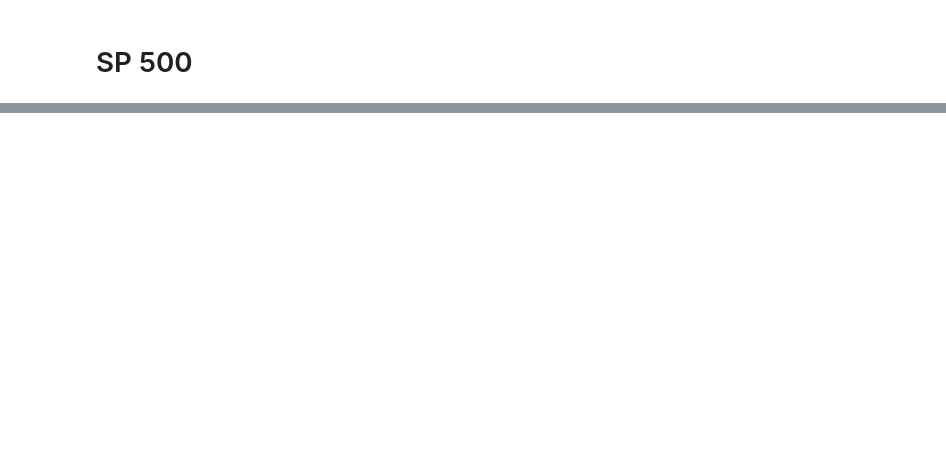
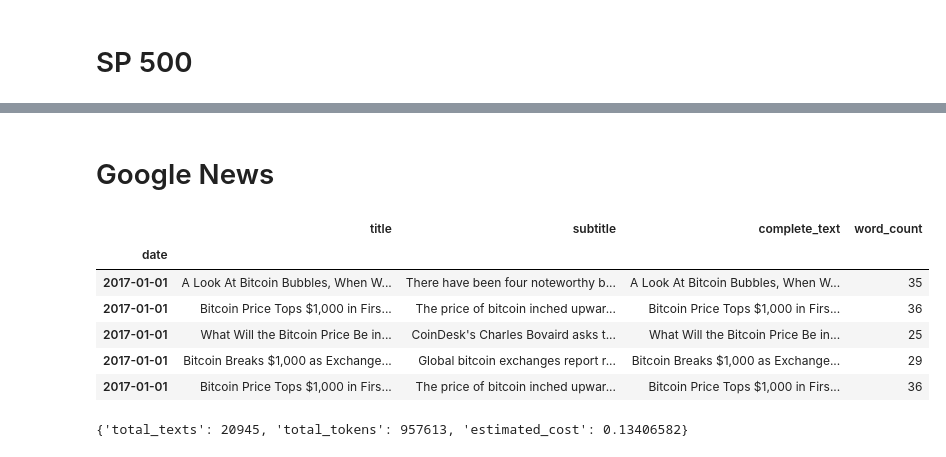
Before and after one commit to SMatti2/cryptoCapstone, a Jupyter notebook: notebooks/08_integrate_non_financial_variables.ipynb, the cells around one changed output, grey strips where cells are left out. Drawn from its saved outputs; the diff is of its cells as text; code cells hidden in the pictures; blank space fills up the shorter version.

Commit message:
use token estimate function

```diff
--- a/notebooks/08_integrate_non_financial_variables.ipynb
+++ b/notebooks/08_integrate_non_financial_variables.ipynb
@@ -110,3 +110,48 @@ df_btc.head()
 | 2017-01-03 | 1021.600 | 1044.08 | 1021.600 | 1043.840 | 185168000.0 | 1.678637e+10 | 0.021389 | 1 | 0 | ... |
 | 2017-01-04 | 1044.400 | 1159.42 | 1044.400 | 1154.730 | 344945984.0 | 1.857187e+10 | 0.100960 | 1 | 0 | ... |
 | 2017-01-05 | 1156.730 | 1191.10 | 910.417 | 1013.380 | 510199008.0 | 1.630025e+10 | -0.130575 | 0 | 0 | ... |
+# %% [markdown]
+# Google News
+# %%
+import json
+import pandas as pd
+
+json_file_path = config.DATA_DIR / "raw" / "news_articles" / "bitcoin_articles.json"
+
+with open(json_file_path, "r") as f:
+    data = json.load(f)
+
+rows = []
+for date_str, articles_list in data.items():
+    for article in articles_list:
+        rows.append({
+            "date": date_str,
+            "title": article["title"],
+            "subtitle": article["subtitle"]
+        })
+
+df_news = pd.DataFrame(rows)
+df_news["date"] = pd.to_datetime(df_news["date"])
+df_news["complete_text"] = df_news["title"] + " " + df_news["subtitle"]
+df_news["word_count"] = df_news["complete_text"].apply(lambda x: len(x.split()))
+df_news.sort_values("date", inplace=True)
+df_news.set_index("date", inplace=True)
+# %%
+df_news.head()
+# %% [output]
+|  | title | subtitle | complete_text | word_count |
+| date |  |  |  |  |
+| 2017-01-01 | A Look At Bitcoin Bubbles, When W... | There have been four noteworthy b... | A Look At Bitcoin Bubbles, When W... | 35 |
+| 2017-01-01 | Bitcoin Price Tops $1,000 in Firs... | The price of bitcoin inched upwar... | Bitcoin Price Tops $1,000 in Firs... | 36 |
+| 2017-01-01 | What Will the Bitcoin Price Be in... | CoinDesk's Charles Bovaird asks t... | What Will the Bitcoin Price Be in... | 25 |
+| 2017-01-01 | Bitcoin Breaks $1,000 as Exchange... | Global bitcoin exchanges report r... | Bitcoin Breaks $1,000 as Exchange... | 29 |
+| 2017-01-01 | Bitcoin Price Tops $1,000 in Firs... | The price of bitcoin inched upwar... | Bitcoin Price Tops $1,000 in Firs... | 36 |
+# %%
+complete_texts = df_news["complete_text"].tolist()
+stats = estimate_tokens_and_cost(
+    complete_texts, cost_per_million_tokens=0.14, word_in_tokens=1.4
+)
+
+print(stats)
+# %% [output]
+{'total_texts': 20945, 'total_tokens': 957613, 'estimated_cost': 0.13406582}
```
Also changed, not shown: parts of 2 cells of this notebook.
